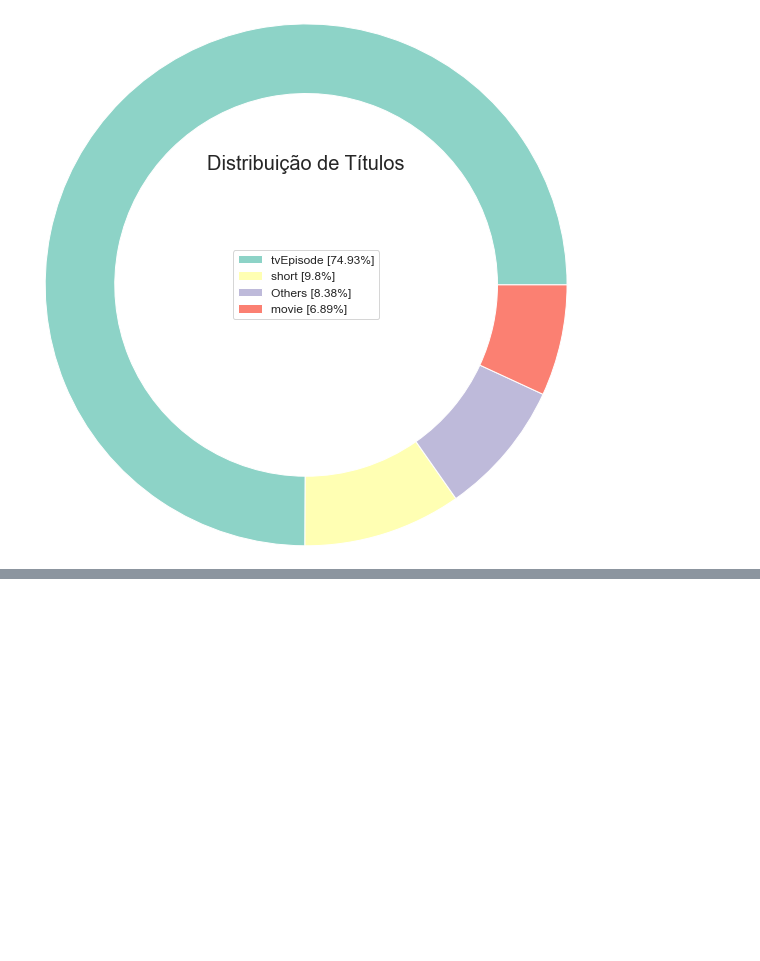
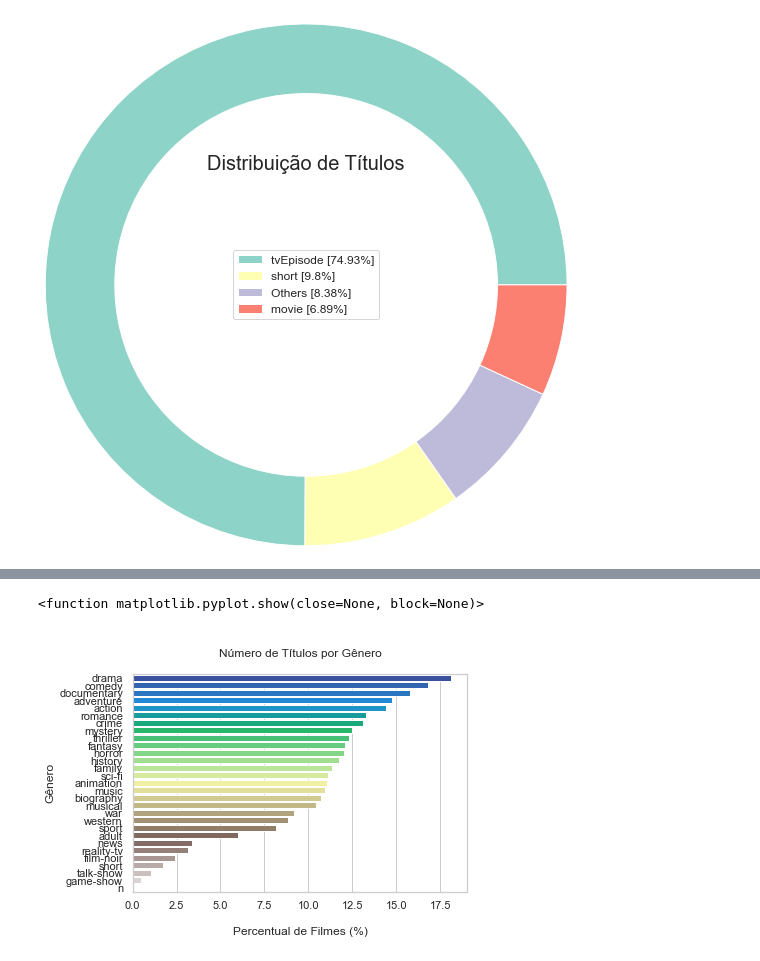
Before and after one commit to higorcamelo/analise-dados-python, a Jupyter notebook: analise_IMDB/analise_imdb.ipynb, the cells around one changed output, grey strips where cells are left out. Drawn from its saved outputs; the diff is of its cells as text; code cells hidden in the pictures; blank space fills up the shorter version.

Commit message:
Análise de Dados IMDB - 2

```diff
--- a/analise_IMDB/analise_imdb.ipynb
+++ b/analise_IMDB/analise_imdb.ipynb
@@ -108,0 +111,8 @@ plt.show
+# %%
+#"Selecione gêneros, contando todos a partir de títulos, onde o tipo é "filme", ordene por gênero"
+consultaGenero = '''SELECT genres, COUNT(*) FROM titles WHERE type = 'movie' GROUP BY genres'''
+
+resultadoGenero = pd.read_sql_query(consultaGenero, conexao)
+# %%
+#Remoção de valores vazios (\N)
+removeVazio = resultadoGenero['genres'].dropna()
@@ -108,0 +136,17 @@ plt.show
+# %%
+#Criação de um count vectorizer
+
+#Expressão regular para filtrar as strings
+regex = '(?u)\\b[\\w-]+\\b'
+
+#Construção do vetor
+vetor = CountVectorizer(token_pattern = regex, analyzer = 'word').fit(removeVazio)
+
+#Vetorização do dataset
+bag_generos = vetor.transform(removeVazio)
+
+#Retorno de gêneros únicos
+generos_unicos = vetor.get_feature_names()
+
+#Dataframe de gêneros
+generos = pd.DataFrame(bag_generos.todense(), columns = generos_unicos, index = removeVazio.index)
@@ -108,0 +174,19 @@ plt.show
+# %%
+#Remoção da coluna N, criada sem razão
+generos = generos.drop(columns = 'n', axis = 0)
+# %%
+#Lapidação dos dados e criação do gráfico
+
+#Percentual de gêneros
+generos_percentual = 100 * pd.Series(generos.sum()).sort_values(ascending = False) / generos.shape[0]
+
+#Criação do plot
+plt.Figure(figsize = (16, 8))
+sns.barplot(x = generos_percentual.values, y = generos_percentual.index, orient = "h", palette = "terrain" )
+plt.ylabel("Gênero")
+plt.xlabel("\nPercentual de Filmes (%)")
+plt.title('\nNúmero de Títulos por Gênero\n')
+plt.show
+# %% [output]
+<function matplotlib.pyplot.show(close=None, block=None)>
+[figure, added]
```
Also changed, not shown: parts of 3 cells of this notebook.
